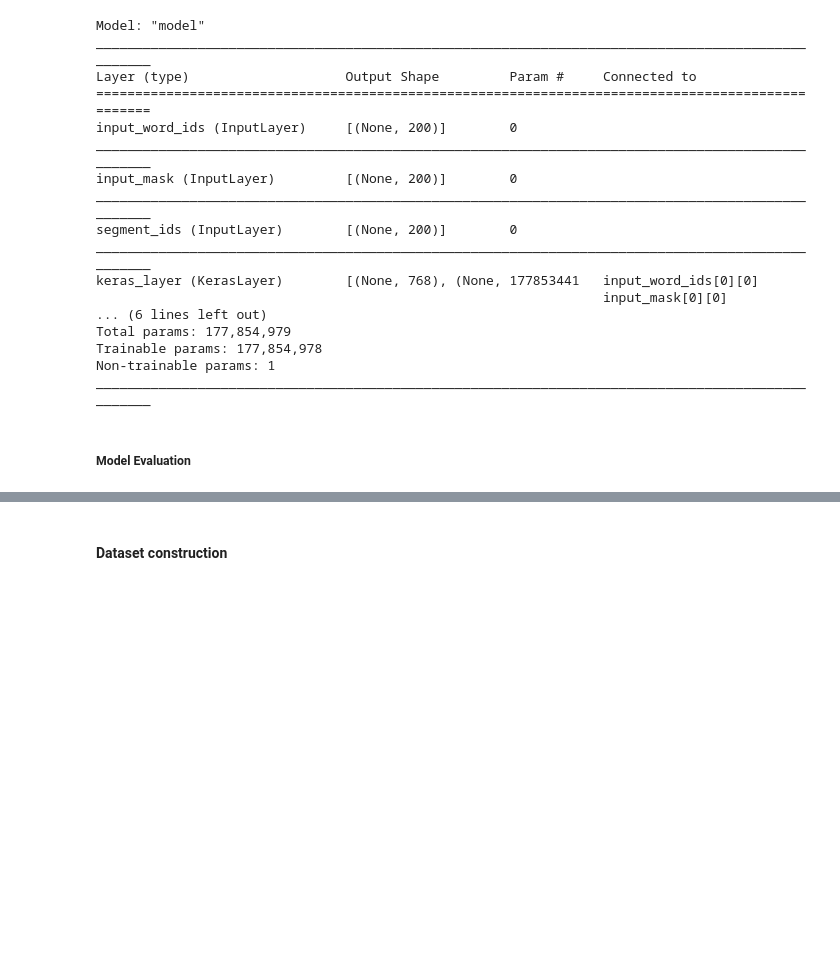
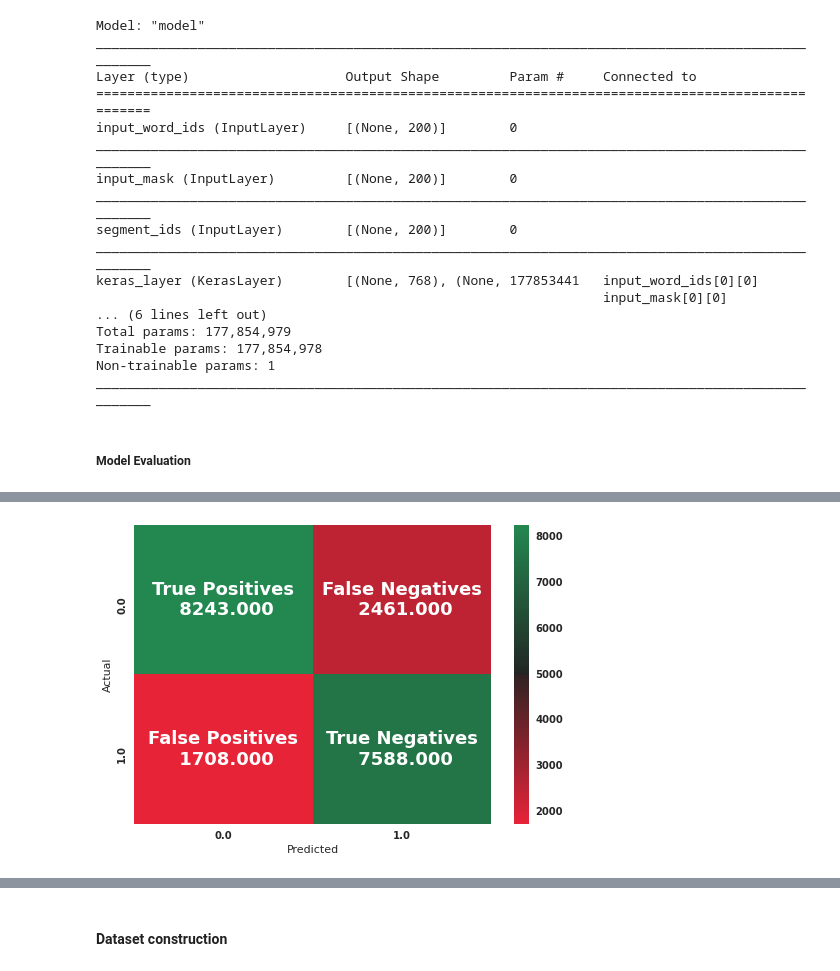
Before and after one commit to ktsou/TradingNLP-shell, a Jupyter notebook: Data Preprocessed/Data_Preprocessing.ipynb, the cells around one changed output, grey strips where cells are left out. Drawn from its saved outputs; the diff is of its cells as text; code cells hidden in the pictures; blank space fills up the shorter version.

```diff
--- a/Data Preprocessed/Data_Preprocessing.ipynb
+++ b/Data Preprocessed/Data_Preprocessing.ipynb
@@ -163,0 +259,2 @@ weighted avg       0.78      0.75      0.76      1000
+# %%
+test_labels = np.array(test_labels)
@@ -163,0 +267,20 @@ weighted avg       0.78      0.75      0.76      1000
+# %%
+import seaborn as sn
+
+
+cmap = sn.diverging_palette(10, 140, s=90, l=50, n=100,sep=1,center = 'dark', as_cmap=True)
+
+confusion_matrix = pd.crosstab(test_labels, y_pred_keras, rownames=['Actual'], colnames=['Predicted'])
+strings = strings = np.asarray([['True Positives\n', 'False Negatives\n'],
+                                ['False Positives\n', 'True Negatives\n']])
+labels = (np.asarray(["{0} {1:.3f}".format(string, value)
+                      for string, value in zip(strings.flatten(),
+                                               confusion_matrix.values.flatten())])
+         ).reshape(2, 2)
+
+fig, ax = plt.subplots()
+sn.heatmap(confusion_matrix, annot=labels, fmt="", cmap=cmap, ax=ax)
+fig.savefig('BERT_confusion.png', facecolor='w')
+plt.show()
+# %% [output]
+[figure, added]
```
Also changed, not shown: parts of 57 cells of this notebook, 53 other files.
